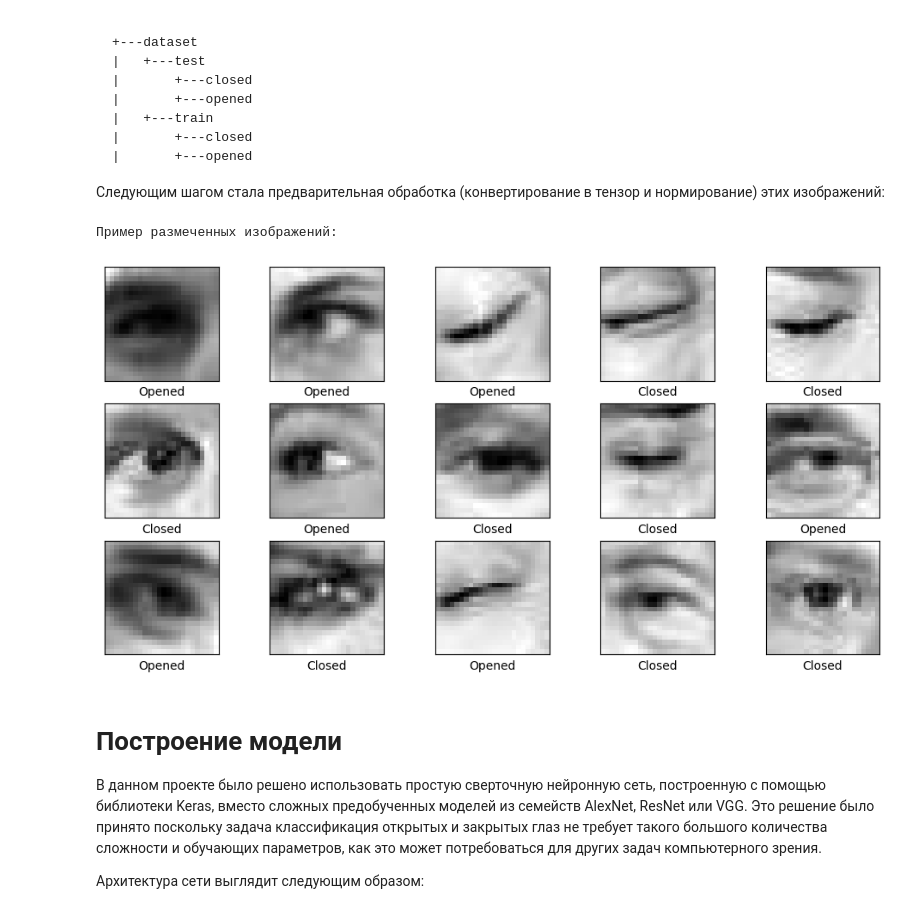
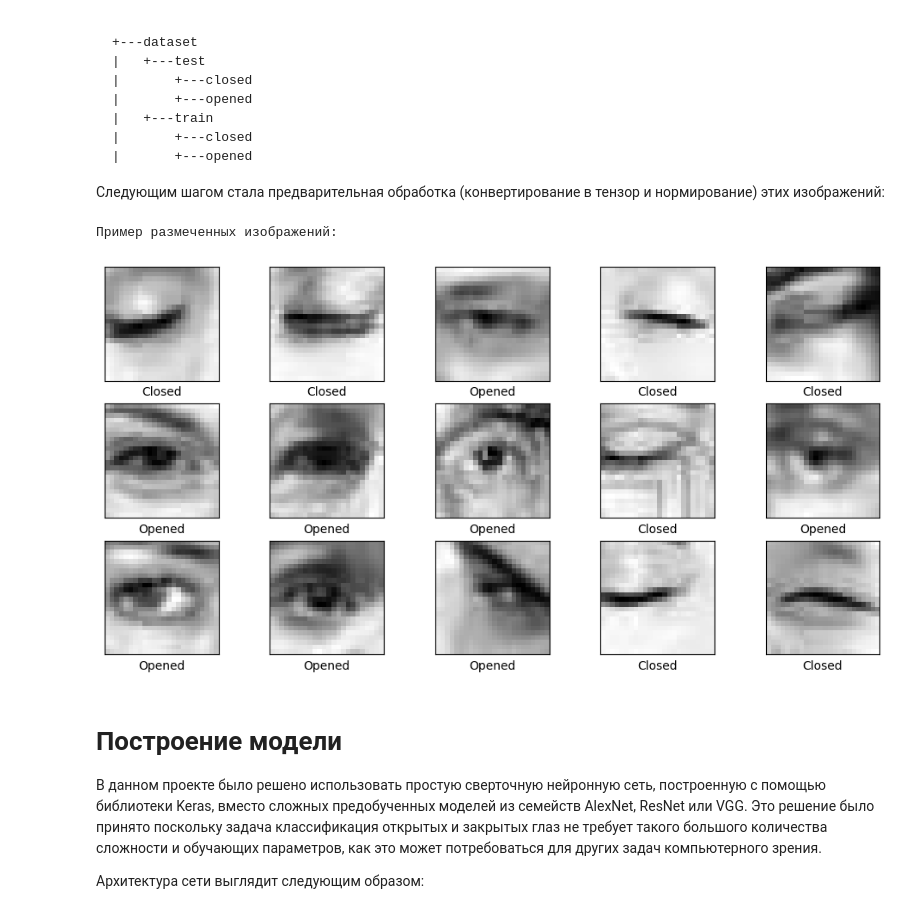
Before and after one commit to molchanov-vs/OpenEyesClassificator, a Jupyter notebook: report.ipynb, the cells around one changed output. Drawn from its saved outputs; the diff is of its cells as text; code cells hidden in the pictures.

```diff
--- a/report.ipynb
+++ b/report.ipynb
@@ -51,17 +51,17 @@ Counts: 1533 1392
 
 Следующим шагом стала предварительная обработка (конвертирование в тензор и нормирование) этих изображений:
 # %%
-path = '/Users/molchanov/dev/eye_classificator/OpenEyesClassificator/dataset'
+path = './dataset'
 
 train_X, train_Y = load_data(path, 'train')
 test_X, test_Y = load_data(path, 'test')
 
 train_X, valid_X, train_label, valid_label = split_train(train_X, train_Y, test_size = 0.2)
 
-show_examples(train_X, train_Y)
+show_examples(train_X, train_label)
 # %% [output]
 Пример размеченных изображений:
-[figure, old version]
+[figure, new version]
 # %% [markdown]
 <a id="build"></a>
 # Построение модели
```
Also changed, not shown: parts of 4 cells of this notebook, 3 other files.
